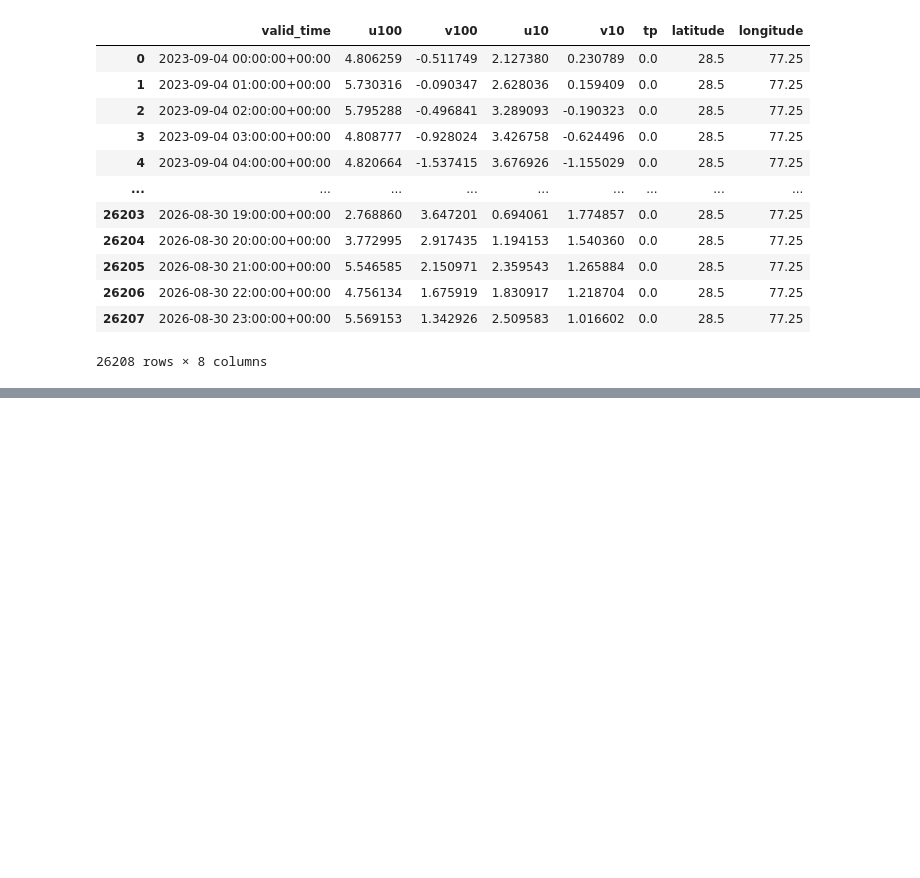
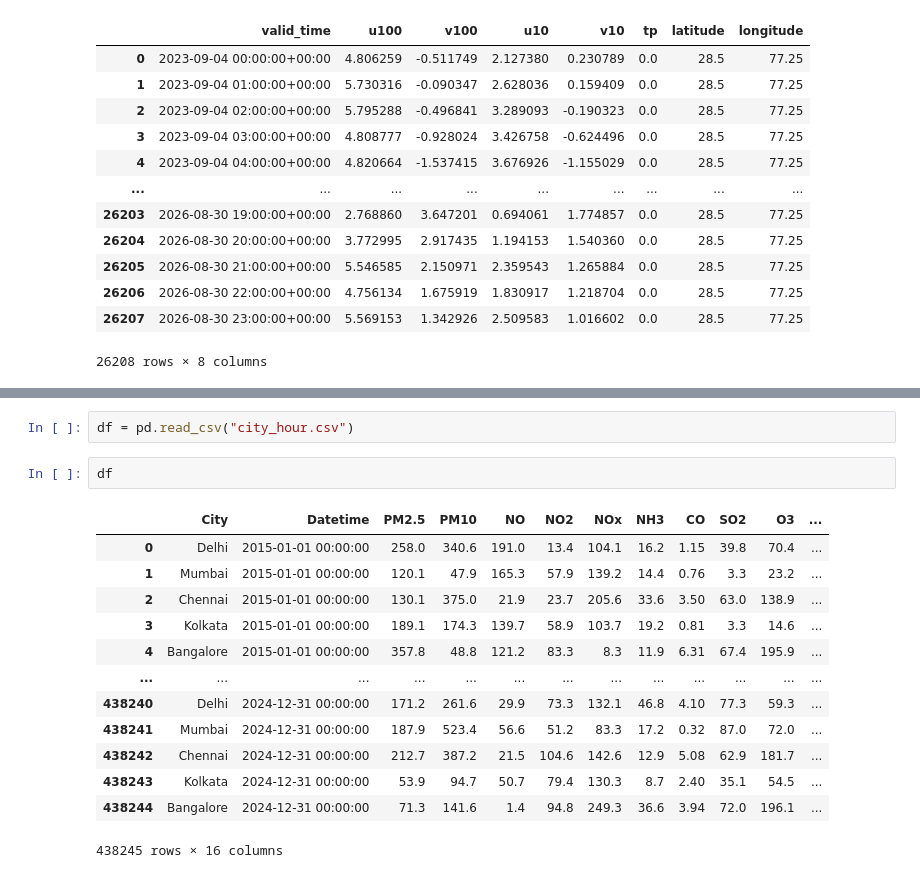
Before and after one commit to vaeman/mustVV, a Jupyter notebook: Notebook.ipynb, the cells around one changed output, grey strips where cells are left out. Cells and saved outputs as stored; diff of their text form; blank space fills up the shorter version.

```diff
--- a/Notebook.ipynb
+++ b/Notebook.ipynb
@@ -60,0 +49,18 @@ pollution
+# %%
+df = pd.read_csv("city_hour.csv")
+# %%
+df
+# %% [output]
+|  | City | Datetime | PM2.5 | PM10 | NO | NO2 | NOx | NH3 | CO | SO2 | O3 | ... |
+| 0 | Delhi | 2015-01-01 00:00:00 | 258.0 | 340.6 | 191.0 | 13.4 | 104.1 | 16.2 | 1.15 | 39.8 | 70.4 | ... |
+| 1 | Mumbai | 2015-01-01 00:00:00 | 120.1 | 47.9 | 165.3 | 57.9 | 139.2 | 14.4 | 0.76 | 3.3 | 23.2 | ... |
+| 2 | Chennai | 2015-01-01 00:00:00 | 130.1 | 375.0 | 21.9 | 23.7 | 205.6 | 33.6 | 3.50 | 63.0 | 138.9 | ... |
+| 3 | Kolkata | 2015-01-01 00:00:00 | 189.1 | 174.3 | 139.7 | 58.9 | 103.7 | 19.2 | 0.81 | 3.3 | 14.6 | ... |
+| 4 | Bangalore | 2015-01-01 00:00:00 | 357.8 | 48.8 | 121.2 | 83.3 | 8.3 | 11.9 | 6.31 | 67.4 | 195.9 | ... |
+| ... | ... | ... | ... | ... | ... | ... | ... | ... | ... | ... | ... | ... |
+| 438240 | Delhi | 2024-12-31 00:00:00 | 171.2 | 261.6 | 29.9 | 73.3 | 132.1 | 46.8 | 4.10 | 77.3 | 59.3 | ... |
+| 438241 | Mumbai | 2024-12-31 00:00:00 | 187.9 | 523.4 | 56.6 | 51.2 | 83.3 | 17.2 | 0.32 | 87.0 | 72.0 | ... |
+| 438242 | Chennai | 2024-12-31 00:00:00 | 212.7 | 387.2 | 21.5 | 104.6 | 142.6 | 12.9 | 5.08 | 62.9 | 181.7 | ... |
+| 438243 | Kolkata | 2024-12-31 00:00:00 | 53.9 | 94.7 | 50.7 | 79.4 | 130.3 | 8.7 | 2.40 | 35.1 | 54.5 | ... |
+| 438244 | Bangalore | 2024-12-31 00:00:00 | 71.3 | 141.6 | 1.4 | 94.8 | 249.3 | 36.6 | 3.94 | 72.0 | 196.1 | ... |
+438245 rows × 16 columns
```
Also changed, not shown: parts of 4 cells of this notebook, 3 other files.
